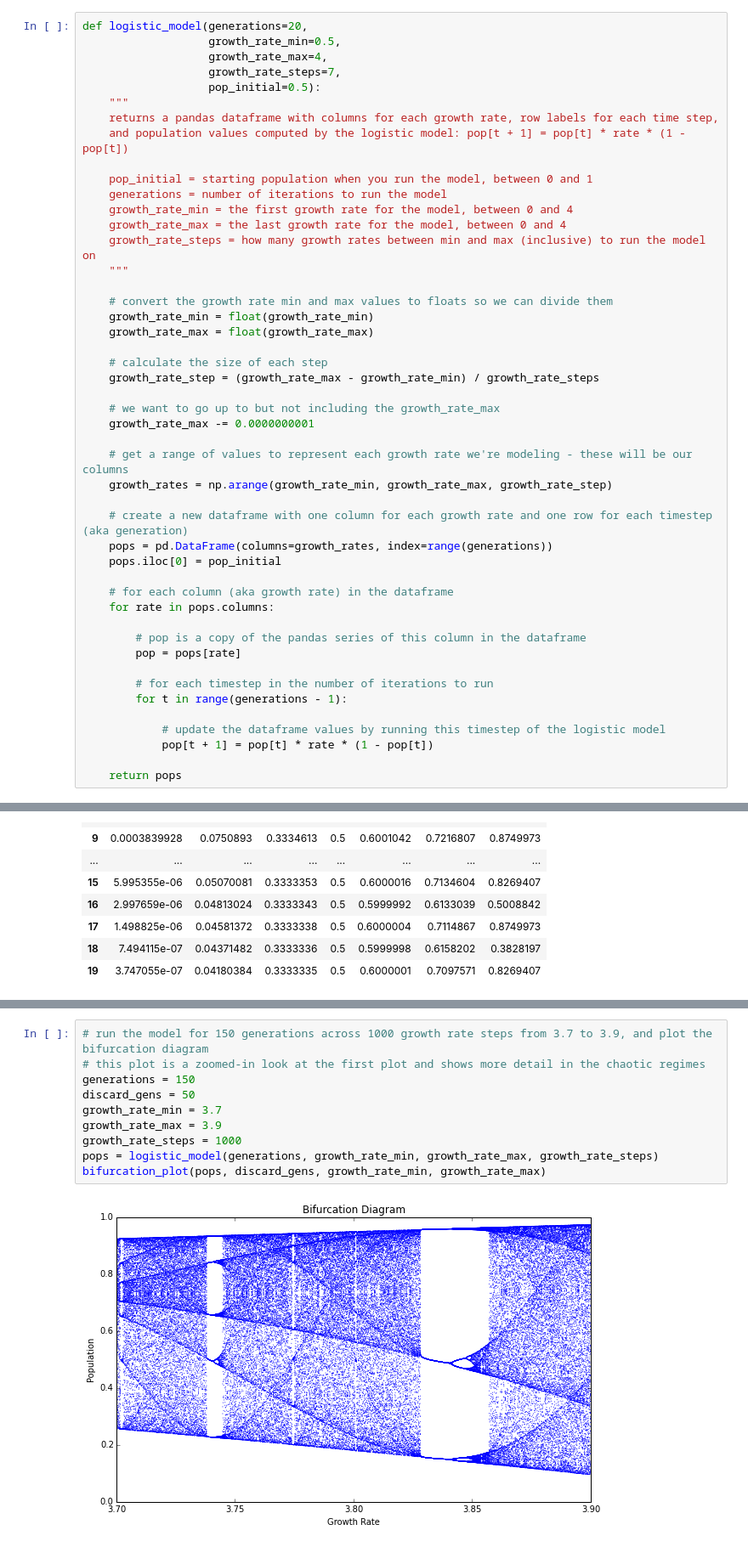
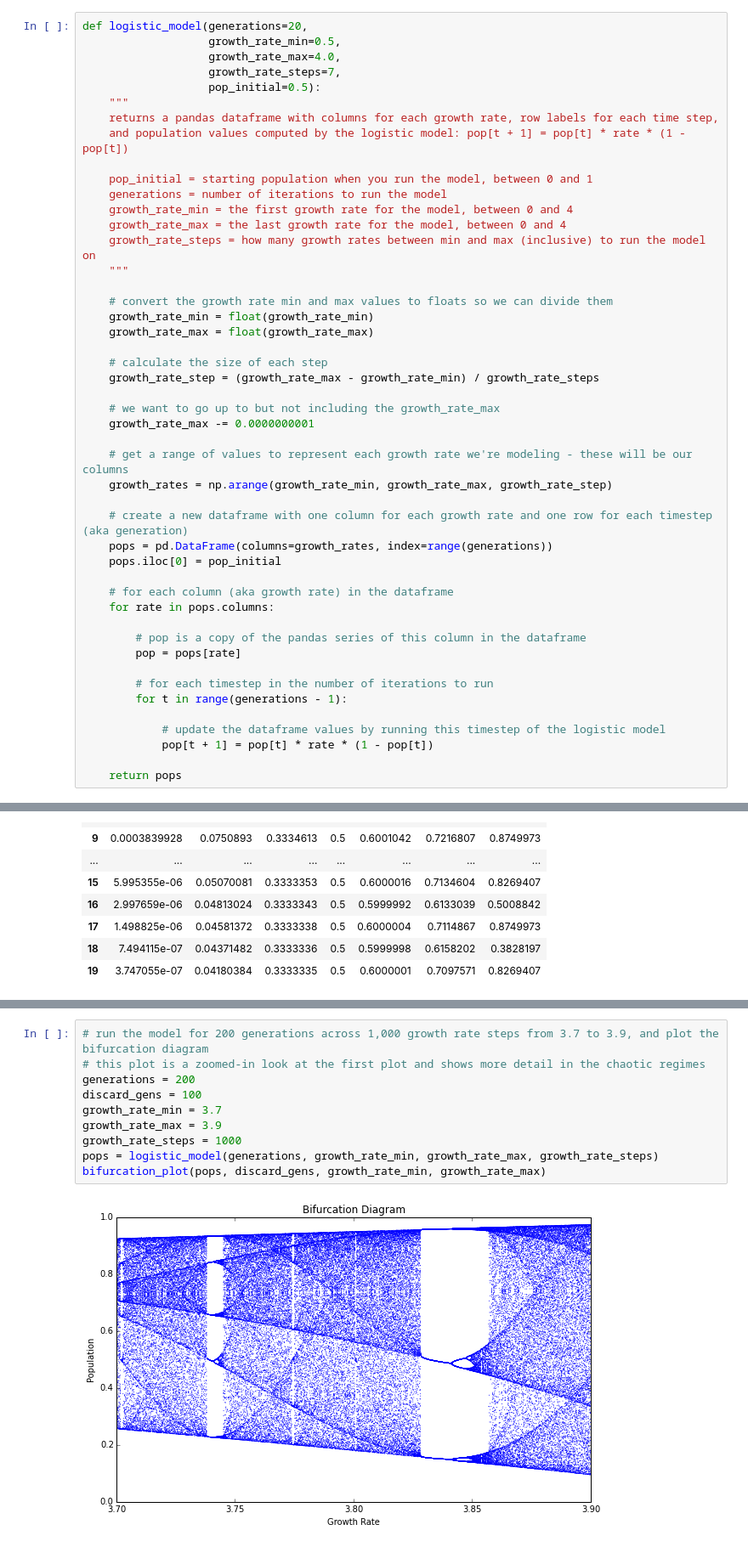
Before and after one commit to aitatanit/chaos-models, a Jupyter notebook: chaos-logistic-model.ipynb, the cells around one changed output, grey strips where cells are left out. Shown: that part at 85% size. Saved outputs shown, nothing was run; the diff lists cells and outputs as text.

Commit message:
updated plots

```diff
--- a/chaos-logistic-model.ipynb
+++ b/chaos-logistic-model.ipynb
@@ -9,7 +9,7 @@ import pandas as pd, numpy as np, matplotlib.pyplot as plt
 # %%
 def logistic_model(generations=20,
                    growth_rate_min=0.5,
-                   growth_rate_max=4,
+                   growth_rate_max=4.0,
                    growth_rate_steps=7,
                    pop_initial=0.5):
     """
@@ -228,13 +239,13 @@ bifurcation_plot(pops, discard_gens, growth_rate_min, growth_rate_max)
 # %%
-# run the model for 150 generations across 1000 growth rate steps from 3.7 to 3.9, and plot the bifurcation diagram
+# run the model for 200 generations across 1,000 growth rate steps from 3.7 to 3.9, and plot the bifurcation diagram
 # this plot is a zoomed-in look at the first plot and shows more detail in the chaotic regimes
-generations = 150
-discard_gens = 50
+generations = 200
+discard_gens = 100
 growth_rate_min = 3.7
 growth_rate_max = 3.9
 growth_rate_steps = 1000
 pops = logistic_model(generations, growth_rate_min, growth_rate_max, growth_rate_steps)
 bifurcation_plot(pops, discard_gens, growth_rate_min, growth_rate_max)
 # %% [output]
-[figure, old version]
+[figure, new version]
 # %%
```
Also changed, not shown: parts of 10 cells of this notebook, 1 other file.
